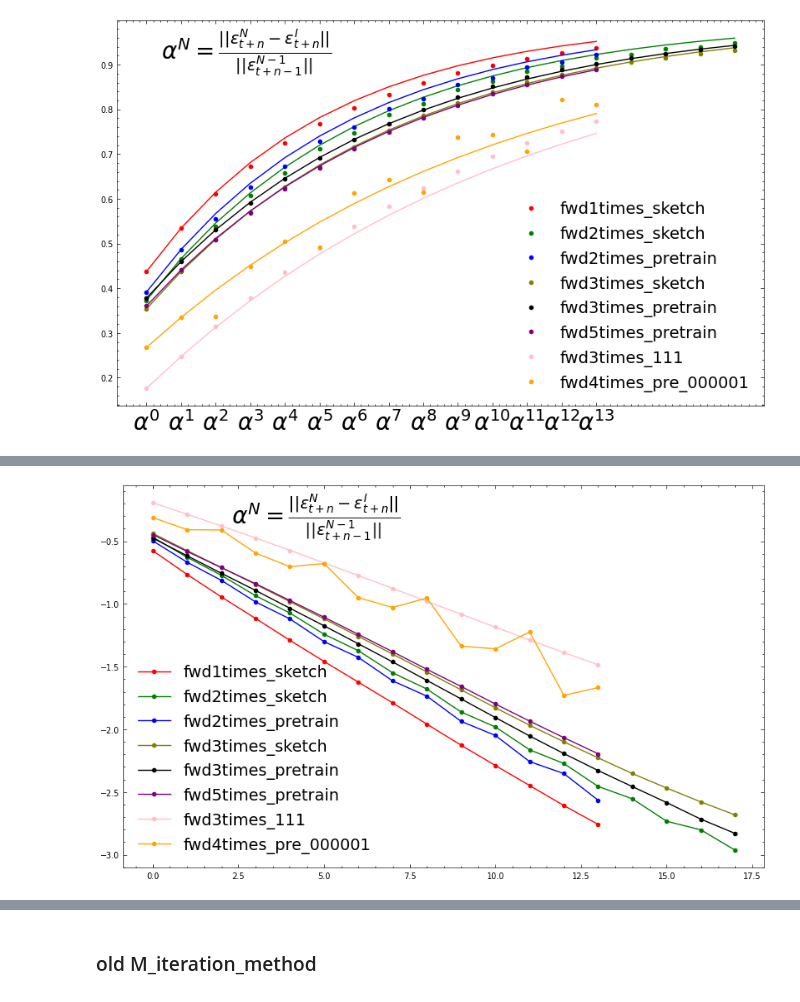
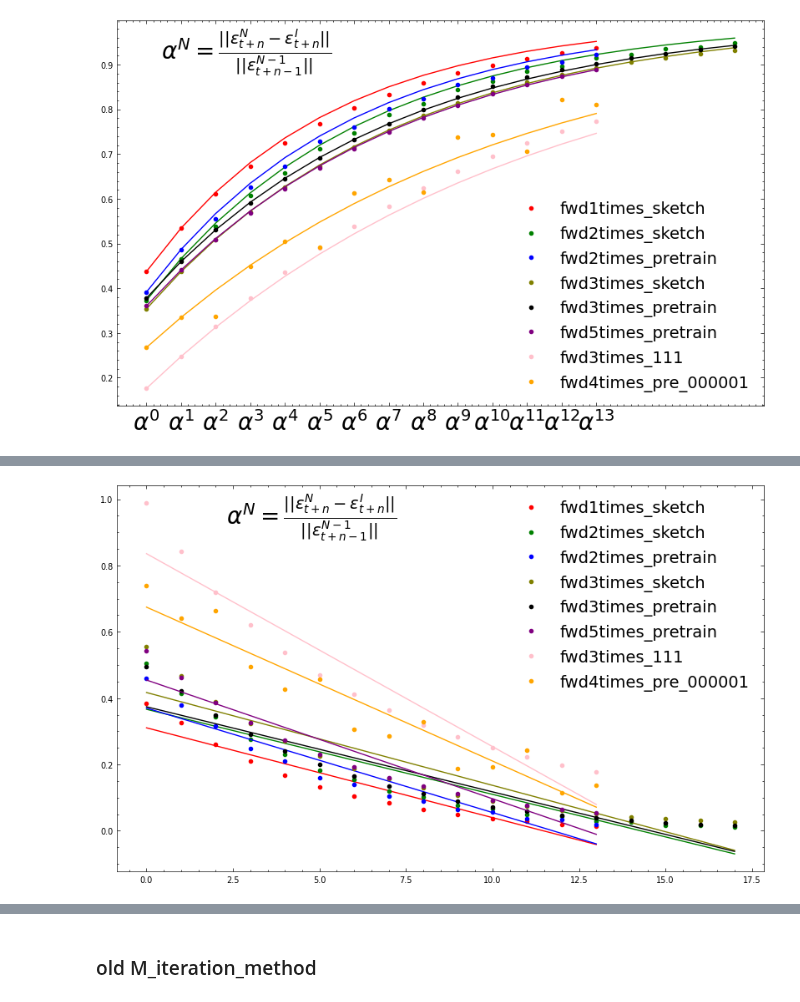
Before and after one commit to veya2ztn/Seq2SeqAutoregressiveModel, a Jupyter notebook: Error_propagation.ipynb, the cells around one changed output, grey strips where cells are left out. Saved outputs shown, nothing was run; the diff lists cells and outputs as text; code cells hidden in the pictures.

```diff
--- a/Error_propagation.ipynb
+++ b/Error_propagation.ipynb
@@ -477,7 +468,7 @@ plt.figure(figsize=(10,6))
 level = 0
 with plt.style.context(['science', 'no-latex', 'nature']):
     for offset,(name,tdata) in enumerate(zip(name_list,data_list)):
-        tdata_real_res_error_alpha = (tdata['real_res_error_record']).mean(-1)/(tdata['error_record'].mean(-1)[:,:-1,:-1]+1e-10)
+        tdata_real_res_error_alpha = (tdata['real_res_error_record']).mean(-1)/(tdata['error_record'].mean(-1)[:,:-1,:-1])
         data = tdata_real_res_error_alpha[:,:,0]
         mean = data.mean(0).numpy()
 
@@ -506,0 +545,33 @@ a=0.26759466528892517,b=0.908127075623656
+# %%
+%matplotlib inline
+import matplotlib.pyplot as plt
+import scienceplots
+
+def func(x, a, b):return np.tanh(a*x-b)
+plt.style.use('science')
+
+colorlist=['r','g','b','olive','black','purple','pink','orange']
+plt.figure(figsize=(10,6))
+level = 0
+with plt.style.context(['science', 'no-latex', 'nature']):
+    for offset,(name,tdata) in enumerate(zip(name_list,data_list)):
+        tdata_real_res_error_alpha = (tdata['real_res_error_record']).mean(-1)/(tdata['error_record'].mean(-1)[:,:-1,:-1]+1e-2)
+        data = tdata_real_res_error_alpha[:,:,0]
+        mean = data.mean(0).numpy()
+        xdata= x_axis = np.arange(len(mean))
+
+        #a = mean[0]
+        #b = (1-mean[1])/(1-mean[0])
+        #a = 1 - mean[0]
+        #b = np.log((1-mean[0])/(1-mean[1]))
+        #print(f"a={a},b={b}")
+        ydata = mean
+        popt, pcov = curve_fit(func, xdata, ydata)
+        print(f"popt={popt}")
+        plt.plot(x_axis, mean,label=name,marker='o',linestyle = 'None',color = colorlist[offset])
+        plt.plot(x_axis, func(x_axis,*popt),color = colorlist[offset])
+        plt.legend(prop={'size': 14})
+        plt.xticks(x_axis,[r"$\alpha^{"+f"{i}"+"}$" for i in range(len(x_axis))],fontsize=20)
+    ax = plt.gca()
+    plt.text(.2,.9,r"$\alpha^N=\frac{||\epsilon_{t+"+f"n"+"}^{"+f"N"+r"} - \epsilon_{t+"+f"n"+"}^I||}{||\epsilon_{t+"+f"n-1"+"}^{"+f"N-1"+r"}||}$",
+             horizontalalignment='center',transform=ax.transAxes,fontdict={'size':20})
@@ -507,24 +588,28 @@ a=0.26759466528892517,b=0.908127075623656
 # %%
 %matplotlib inline
 import matplotlib.pyplot as plt
 import scienceplots
+def func(x, a, b):return a - b*x
 
 plt.style.use('science')
 
 colorlist=['r','g','b','olive','black','purple','pink','orange']
 plt.figure(figsize=(10,6))
 level = 0
 with plt.style.context(['science', 'no-latex', 'nature']):
     for offset,(name,tdata) in enumerate(zip(name_list,data_list)):
-        tdata_real_res_error_alpha = (tdata['real_res_error_record']).mean(-1)/(tdata['error_record'].mean(-1)[:,:-1,:-1]+1e-10)
+        tdata_real_res_error_alpha = (tdata['real_res_error_record']).mean(-1)/(tdata['error_record'].mean(-1)[:,:-1,:-1]-1e-2)
         data = tdata_real_res_error_alpha[:,:,0]
-        mean = np.log(1-data.mean(0).numpy())
+        #mean = np.log(1-data.mean(0).numpy())
+        mean = np.arctanh(1-data.mean(0).numpy())
         x_axis = np.arange(len(mean))
-        plt.plot(x_axis, mean,label=name,marker='o',color = colorlist[offset])
+        popt, pcov = curve_fit(func, x_axis, mean)
+        plt.plot(x_axis, mean,label=name,marker='o',color = colorlist[offset],linestyle = 'None')
+        plt.plot(x_axis, func(x_axis,*popt),color = colorlist[offset])
         plt.legend(prop={'size': 14})
         #plt.xticks(x_axis,[r"$\alpha^{"+f"{i}"+"}$" for i in range(len(x_axis))],fontsize=20)
     ax = plt.gca()
     plt.text(.3,.9,r"$\alpha^N=\frac{||\epsilon_{t+"+f"n"+"}^{"+f"N"+r"} - \epsilon_{t+"+f"n"+"}^I||}{||\epsilon_{t+"+f"n-1"+"}^{"+f"N-1"+r"}||}$",
              horizontalalignment='center',transform=ax.transAxes,fontdict={'size':20})
 # %% [output]
-[figure, old version]
+[figure, new version]
```
Also changed, not shown: parts of 9 cells of this notebook.
